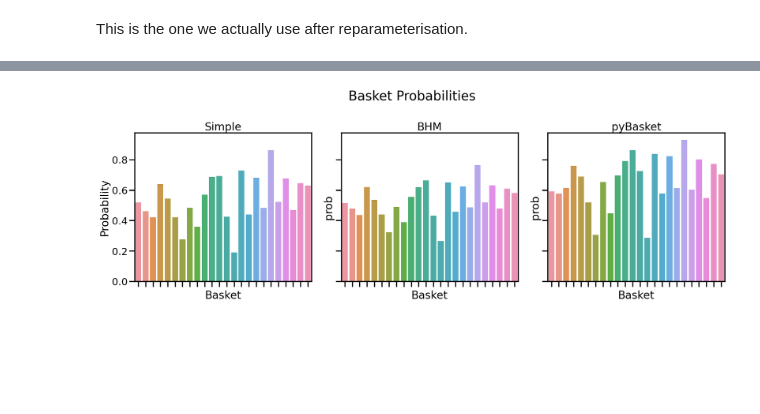
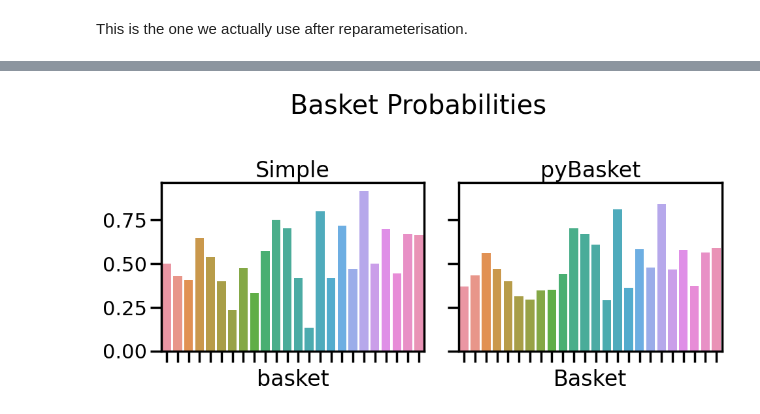
Before and after one commit to glasgowcompbio/pyBasket, a Jupyter notebook: paper/report_analysis_Docetaxel_cluster_10.ipynb, the cells around one changed output, grey strips where cells are left out. Drawn from its saved outputs; the diff is of its cells as text; code cells hidden in the pictures; blank space fills up the shorter version.

```diff
--- a/paper/report_analysis_Docetaxel_cluster_10.ipynb
+++ b/paper/report_analysis_Docetaxel_cluster_10.ipynb
@@ -664 +604,3 @@ model_h2_nc = get_model_pyBasket_nc(patient_df, K, C)
+# %%
+model_pyBasket_nc = get_model_pyBasket_nc(data_df, n_tissues, n_clusters)
 # %%
@@ -666,8 +608,8 @@ pm.model_to_graphviz(model_h2_nc)
 # %% [output]
 [drawing not drawn]
 # %%
-with model_h2_nc:
-    trace_h2 = pm.sample(n_sample, tune=n_burn_in, idata_kwargs={'log_likelihood': True}, target_accept=target_accept)
+with model_pyBasket_nc:
+    trace_pyBasket = pm.sample(n_sample, tune=n_burn_in, idata_kwargs={'log_likelihood': True}, target_accept=target_accept)
 # %% [output]
 Auto-assigning NUTS sampler...
 Initializing NUTS using jitter+adapt_diag...
@@ -707,3 +645,3 @@ array([<AxesSubplot: title={'center': '94.0% HDI'}>], dtype=object)
 # %%
-stacked_h2 = az.extract(trace_h2)
+stacked_pyBasket = az.extract(trace_pyBasket)
 # %%
@@ -733,24 +657,25 @@ predicted_basket_h2_df = pd.DataFrame({'prob': inferred_basket_h2, 'basket': ran
+# %%
+predicted_basket_s = np.mean(stacked_s.basket_p.values, axis=1)
+predicted_basket_s_df = pd.DataFrame({'prob': predicted_basket_s, 'basket': range(len(predicted_basket_s))})
+
+predicted_basket_pyBasket = np.mean(stacked_pyBasket.basket_p.values, axis=1)
+predicted_basket_pyBasket_df = pd.DataFrame({'prob': predicted_basket_pyBasket, 'basket': range(len(predicted_basket_pyBasket))})
 # %%
-fig, ax = plt.subplots(1, 3, figsize=(20, 7), sharex=True, sharey=True)
+fig, ax = plt.subplots(1, 2, figsize=(10, 5), sharex=True, sharey=True)
 
 sns.barplot(data=predicted_basket_s_df, x='basket', y='prob', ax=ax[0])
 ax[0].set_title('Simple')
-ax[0].set_xlabel('Basket')
 ax[0].set_ylabel('Probability')
-ax[0].set_xticklabels([])
+ax[0].set_ylabel(None)
 
-sns.barplot(data=predicted_basket_h1_df, x='basket', y='prob', ax=ax[1])
-ax[1].set_title('BHM')
+sns.barplot(data=predicted_basket_pyBasket_df, x='basket', y='prob', ax=ax[1])
+ax[1].set_title('pyBasket')
+ax[1].set_ylabel(None)
+ax[1].set_xticklabels([])
 ax[1].set_xlabel('Basket')
-ax[1].set_xticklabels([])
-
-sns.barplot(data=predicted_basket_h2_df, x='basket', y='prob', ax=ax[2])
-ax[2].set_title('pyBasket')
-ax[2].set_xlabel('Basket')
-ax[2].set_xticklabels([])
 
 plt.suptitle('Basket Probabilities')
 plt.tight_layout()
-plt.savefig('results/report_%s_%d_basket_probs.png' % (drug_name, C), dpi=300)
+plt.savefig(f'results/report_{drug_name}_10_basket_probs.png', dpi=300)
 # %% [output]
-[figure, old version]
+[figure, new version]
```
Also changed, not shown: parts of 51 cells of this notebook, 6 other files.
